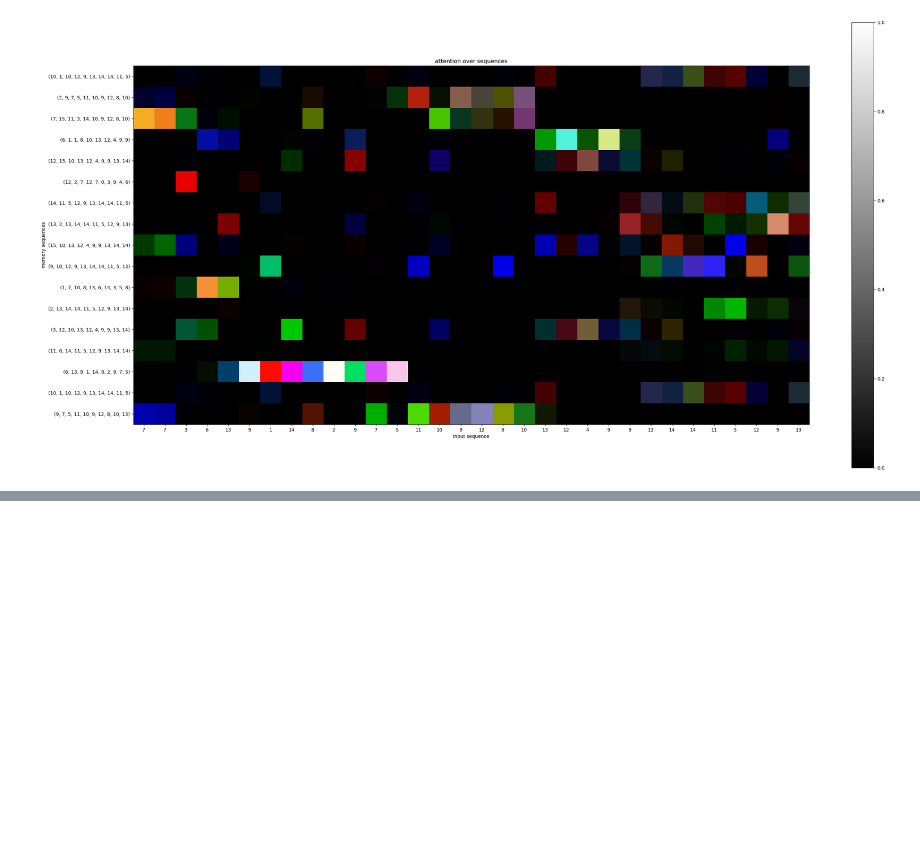
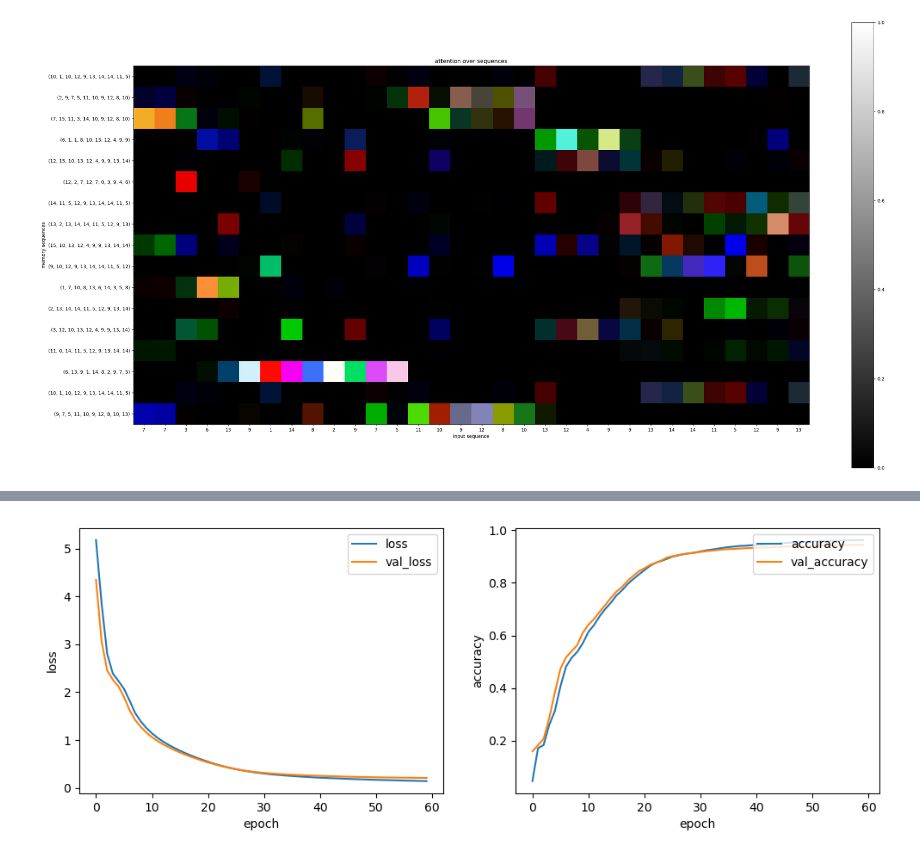
Before and after one commit to Awni00/hierarchical-attention-external-memory, a Jupyter notebook: kernel_model_experiments/dev_memory_retrieval_inductive_biases.ipynb, the cells around one changed output, grey strips where cells are left out. Cells and saved outputs as stored; diff of their text form; code cells hidden in the pictures; blank space fills up the shorter version.

Commit message:
updated dev_memory_retrieval_inductive_biases

```diff
--- a/kernel_model_experiments/dev_memory_retrieval_inductive_biases.ipynb
+++ b/kernel_model_experiments/dev_memory_retrieval_inductive_biases.ipynb
@@ -353,0 +454,15 @@ y: [ 7  3  6 13  9  1 14  8  2  9  7  5 11 10  9 12  8 10 13 12  4  9  9 13
+# %%
+train_ds = tf.data.Dataset.from_tensor_slices(((seqs_x_train, mem_seqs_x_train), seqs_y_train)).batch(64)
+test_ds = tf.data.Dataset.from_tensor_slices(((seqs_x_test, mem_seqs_x_test), seqs_y_test)).batch(64)
+
+vocab_size = len(state_tuples)
+embedding_dim = 64
+memory_model1 = KernelMemoryTransformer(
+    vocab_size, embedding_dim=embedding_dim,
+    key_dim=embedding_dim//4, n_heads=4, ff_sizes = [vocab_size//2,], name='kernel_memory_model')
+
+memory_model1([seqs_x_train[:64], mem_seqs_x_train[:64]]); # build model
+create_opt = lambda: tf.optimizers.Adam()
+loss = tf.keras.losses.SparseCategoricalCrossentropy(from_logits=False)
+memory_model1.compile(optimizer=create_opt(), loss=loss, metrics=['accuracy'])
+memory_model1.summary()
@@ -353,0 +487,5 @@ y: [ 7  3  6 13  9  1 14  8  2  9  7  5 11 10  9 12  8 10 13 12  4  9  9 13
+# %%
+history1 = memory_model1.fit(train_ds, validation_data=test_ds, verbose=0, callbacks=create_callbacks(), epochs=60)
+utils.plot_history(history1, plot_attrs=('loss', 'accuracy'), val=True, figsize=(12,4));
+# %% [output]
+[figure, added]
```
Also changed, not shown: parts of 9 cells of this notebook.
